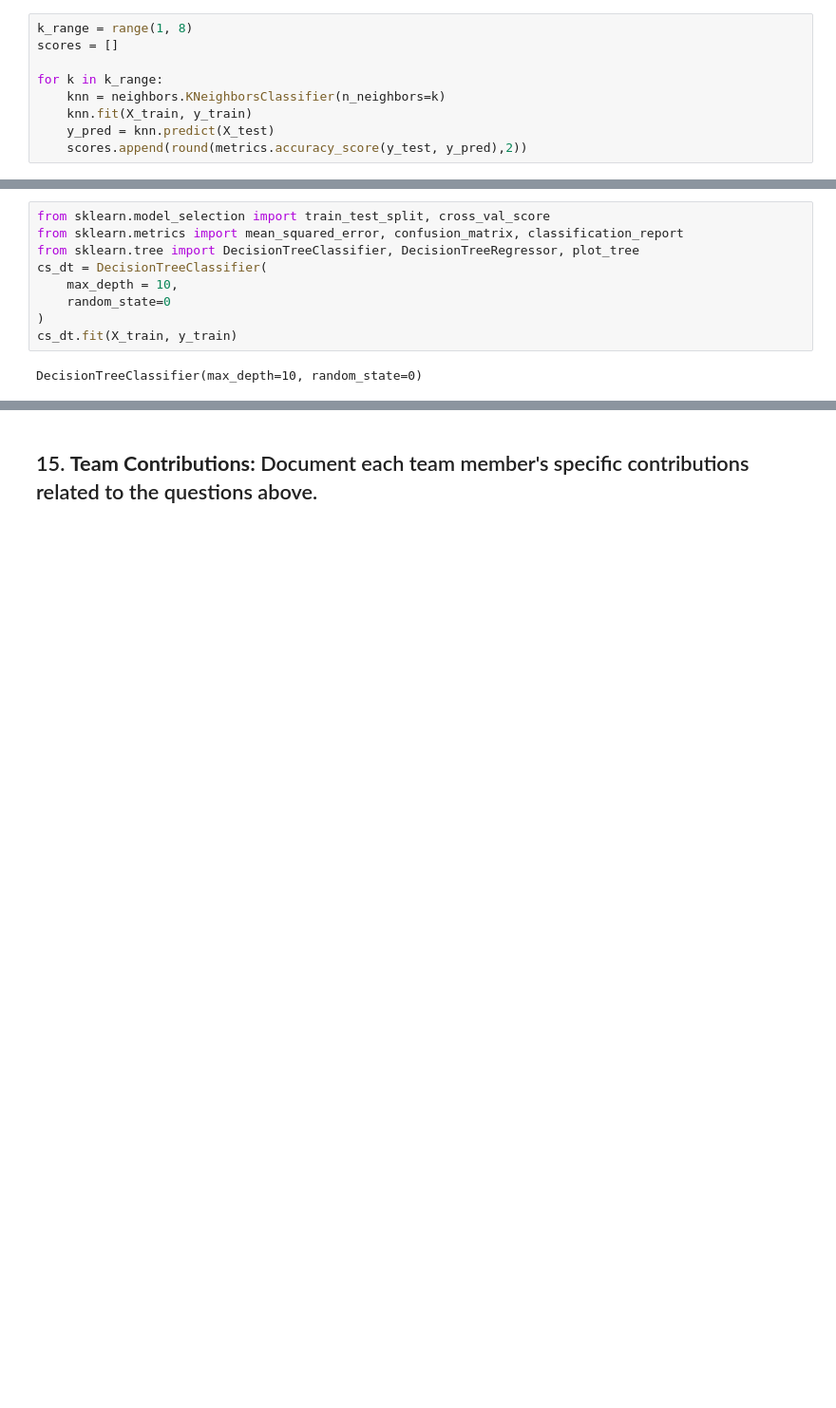
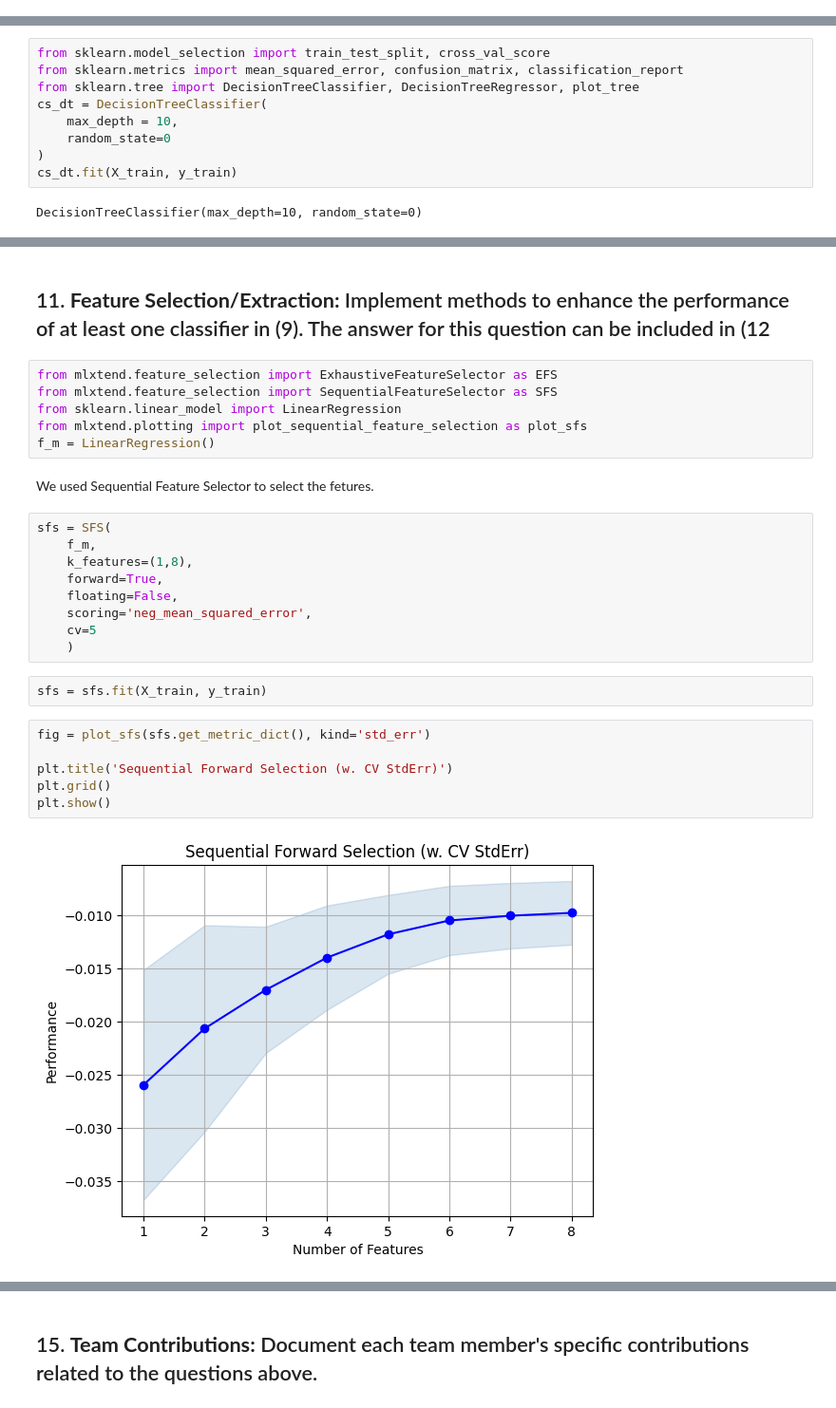
Before and after one commit to lisall8/3DAProject, a Jupyter notebook: assignment6.ipynb, the cells around one changed output, grey strips where cells are left out. Shown at 95% size. Drawn from its saved outputs; the diff is of its cells as text; blank space fills up the shorter version.

```diff
--- a/assignment6.ipynb
+++ b/assignment6.ipynb
@@ -654,9 +557,0 @@ from sklearn import metrics
-# %%
-k_range = range(1, 8)
-scores = []
-
-for k in k_range:
-    knn = neighbors.KNeighborsClassifier(n_neighbors=k)
-    knn.fit(X_train, y_train)
-    y_pred = knn.predict(X_test)
-    scores.append(round(metrics.accuracy_score(y_test, y_pred),2))
@@ -694,0 +596,29 @@ cm
+# %% [markdown]
+## 11. **Feature Selection/Extraction:** Implement methods to enhance the performance of at least one classifier in (9). The answer for this question can be included in (12
+# %%
+from mlxtend.feature_selection import ExhaustiveFeatureSelector as EFS
+from mlxtend.feature_selection import SequentialFeatureSelector as SFS
+from sklearn.linear_model import LinearRegression
+from mlxtend.plotting import plot_sequential_feature_selection as plot_sfs
+f_m = LinearRegression()
+# %% [markdown]
+We used Sequential Feature Selector to select the fetures.
+# %%
+sfs = SFS(
+    f_m,
+    k_features=(1,8),
+    forward=True,
+    floating=False,
+    scoring='neg_mean_squared_error',
+    cv=5
+    )
+# %%
+sfs = sfs.fit(X_train, y_train)
+# %%
+fig = plot_sfs(sfs.get_metric_dict(), kind='std_err')
+
+plt.title('Sequential Forward Selection (w. CV StdErr)')
+plt.grid()
+plt.show()
+# %% [output]
+[figure, added]
```
Also changed, not shown: parts of 30 cells of this notebook.
